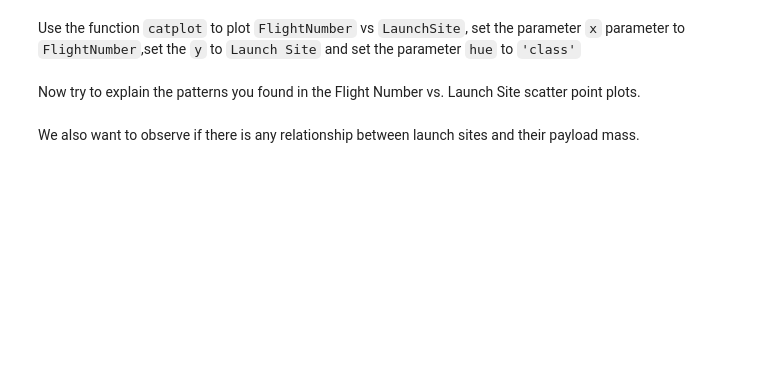
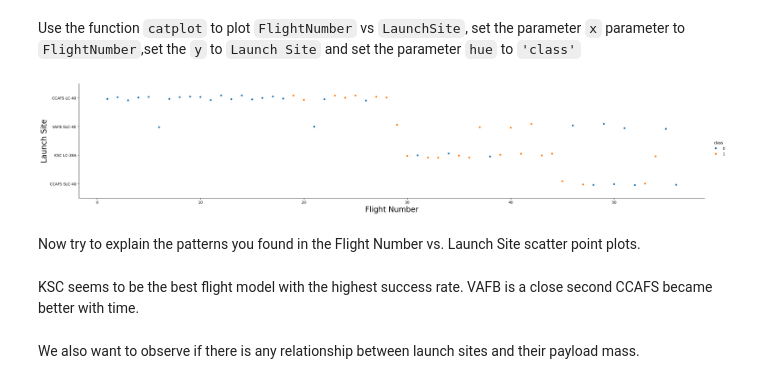
Before and after one commit to Emilllllllj/SpaceX-Project, a Jupyter notebook: jupyter-labs-eda-dataviz.ipynb.jupyterlite.ipynb, the cells around one changed output. Drawn from its saved outputs; the diff is of its cells as text; code cells hidden in the pictures; blank space fills up the shorter version.

```diff
--- a/jupyter-labs-eda-dataviz.ipynb.jupyterlite.ipynb
+++ b/jupyter-labs-eda-dataviz.ipynb.jupyterlite.ipynb
@@ -84,12 +166,16 @@ plt.ylabel('Flight Number', fontsize = 20)
 Use the function <code>catplot</code> to plot <code>FlightNumber</code> vs <code>LaunchSite</code>, set the  parameter <code>x</code>  parameter to <code>FlightNumber</code>,set the  <code>y</code> to <code>Launch Site</code> and set the parameter <code>hue</code> to <code>'class'</code>
 # %%
 # Plot a scatter point chart with x axis to be Flight Number and y axis to be the launch site, and hue to be the class value
-sns.catplot(y='LaunchSite', x='FlightNumber', hue='Class', data=df, aspect = 5)
+sns.catplot(y='Launch Site', x='Flight Number', hue='class', data=df, aspect = 5)
 plt.xlabel('Flight Number', fontsize = 20)
 plt.ylabel('Launch Site', fontsize = 20)
 plt.show()
+# %% [output]
+[figure, added]
 # %% [markdown]
 Now try to explain the patterns you found in the Flight Number vs. Launch Site scatter point plots.
+# %% [markdown]
+KSC seems to be the best flight model with the highest success rate. VAFB is a close second CCAFS became better with time.
 # %%
 ### TASK 2: Visualize the relationship between Payload and Launch Site
 # %% [markdown]
```
Also changed, not shown: parts of 22 cells of this notebook.
